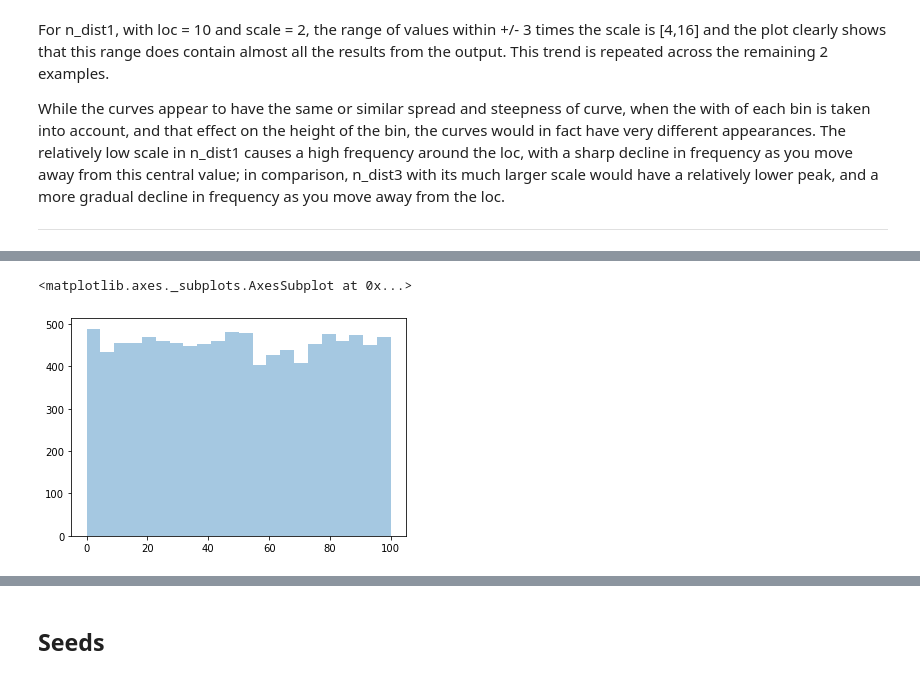
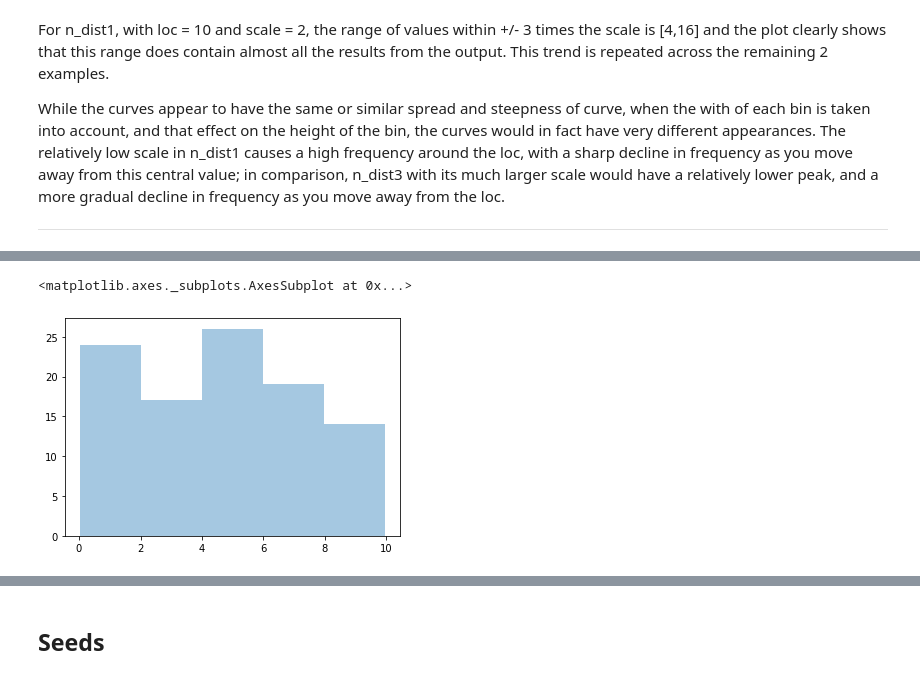
Before and after one commit to dervlac/numpy-assignment, a Jupyter notebook: NumPy Analysis.ipynb, the cells around one changed output, grey strips where cells are left out. Drawn from its saved outputs; the diff is of its cells as text; code cells hidden in the pictures.

Commit message:
investigating poisson and uniform distribution

```diff
--- a/NumPy Analysis.ipynb
+++ b/NumPy Analysis.ipynb
@@ -353,6 +383,6 @@ sns.distplot(p_dist1,kde=False,hist_kws={"linewidth": 15,'alpha':1})
 # %%
-u_dist1 = rng.uniform(low=0,high=100,size=10000)
+u_dist1 = rng.uniform(low=0,high=10,size=100)
 sns.distplot(u_dist1,kde=False)
 # %% [output]
 <matplotlib.axes._subplots.AxesSubplot at 0x...>
-[figure, old version]
+[figure, new version]
```
Also changed, not shown: parts of 34 cells of this notebook.
